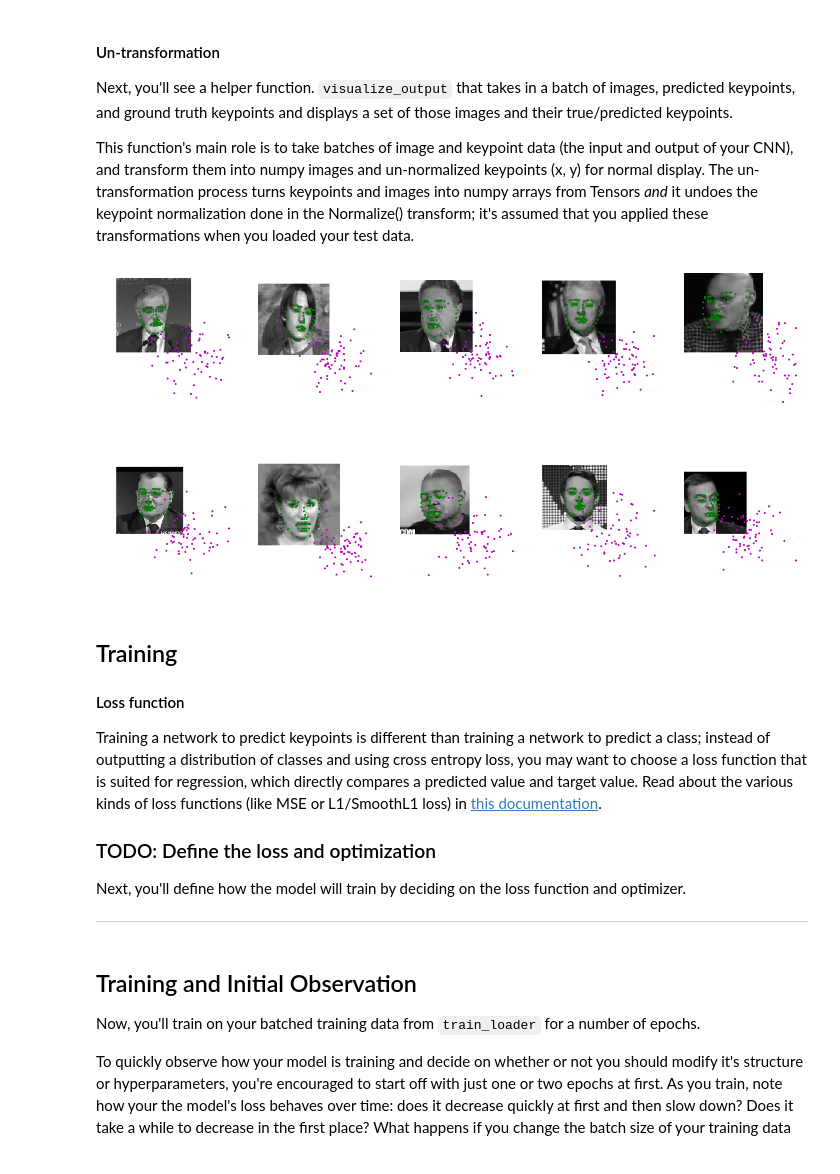
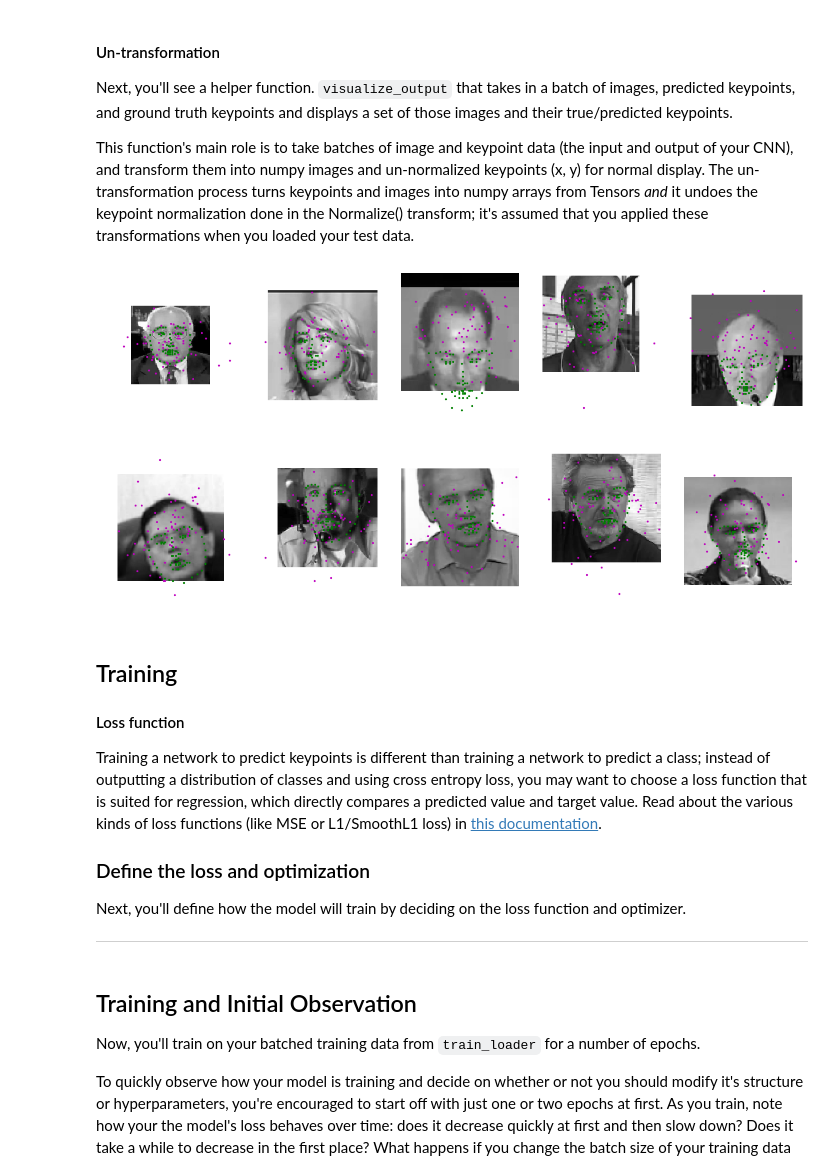
Before and after one commit to jeff-daniels/Udacity-CVND, a Jupyter notebook: Project 1: Facial Keypoint Detection/2. Define the Network Architecture.ipynb, the cells around one changed output. Saved outputs shown, nothing was run; the diff lists cells and outputs as text; code cells hidden in the pictures.

```diff
--- a/Project 1: Facial Keypoint Detection/2. Define the Network Architecture.ipynb
+++ b/Project 1: Facial Keypoint Detection/2. Define the Network Architecture.ipynb
@@ -322,43 +329,43 @@ def visualize_output(test_images, test_outputs, gt_pts=None, batch_size=10):
 
     plt.figure(figsize=(20,10))
     for i in range(batch_size):
         ax = plt.subplot(batch_size//5, 5, i+1)
 
         # un-transform the image data
         image = test_images[i].data   # get the image from it's Variable wrapper
         image = image.numpy()   # convert to numpy array from a Tensor
         image = np.transpose(image, (1, 2, 0))   # transpose to go from torch to numpy image
 
         # un-transform the predicted key_pts data
         predicted_key_pts = test_outputs[i].data
         predicted_key_pts = predicted_key_pts.numpy()
         # undo normalization of keypoints
-        predicted_key_pts = predicted_key_pts*50.0+100
+        predicted_key_pts = predicted_key_pts*48.0+48
 
         # plot ground truth points for comparison, if they exist
         ground_truth_pts = None
         if gt_pts is not None:
             ground_truth_pts = gt_pts[i]
-            ground_truth_pts = ground_truth_pts*50.0+100
+            ground_truth_pts = ground_truth_pts*48.0+48
 
         # call show_all_keypoints
         show_all_keypoints(np.squeeze(image), predicted_key_pts, ground_truth_pts)
 
         plt.axis('off')
 
     plt.show()
 
 # call it
 visualize_output(test_images, test_outputs, gt_pts)
 # %% [output]
-[figure, old version]
+[figure, new version]
 # %% [markdown]
 ## Training
 
 #### Loss function
 Training a network to predict keypoints is different than training a network to predict a class; instead of outputting a distribution of classes and using cross entropy loss, you may want to choose a loss function that is suited for regression, which directly compares a predicted value and target value. Read about the various kinds of loss functions (like MSE or L1/SmoothL1 loss) in [this documentation](http://pytorch.org/docs/master/_modules/torch/nn/modules/loss.html).
 
-### TODO: Define the loss and optimization
+### Define the loss and optimization
 
 Next, you'll define how the model will train by deciding on the loss function and optimizer.
 
```
Also changed, not shown: parts of 18 cells of this notebook, 2 other files.
